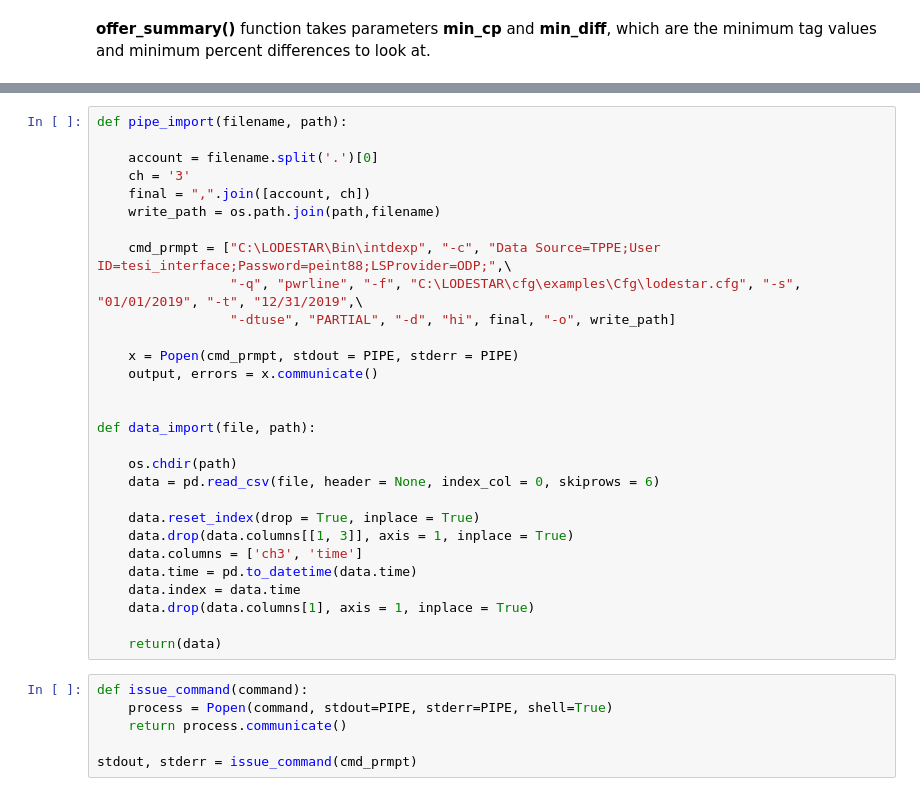
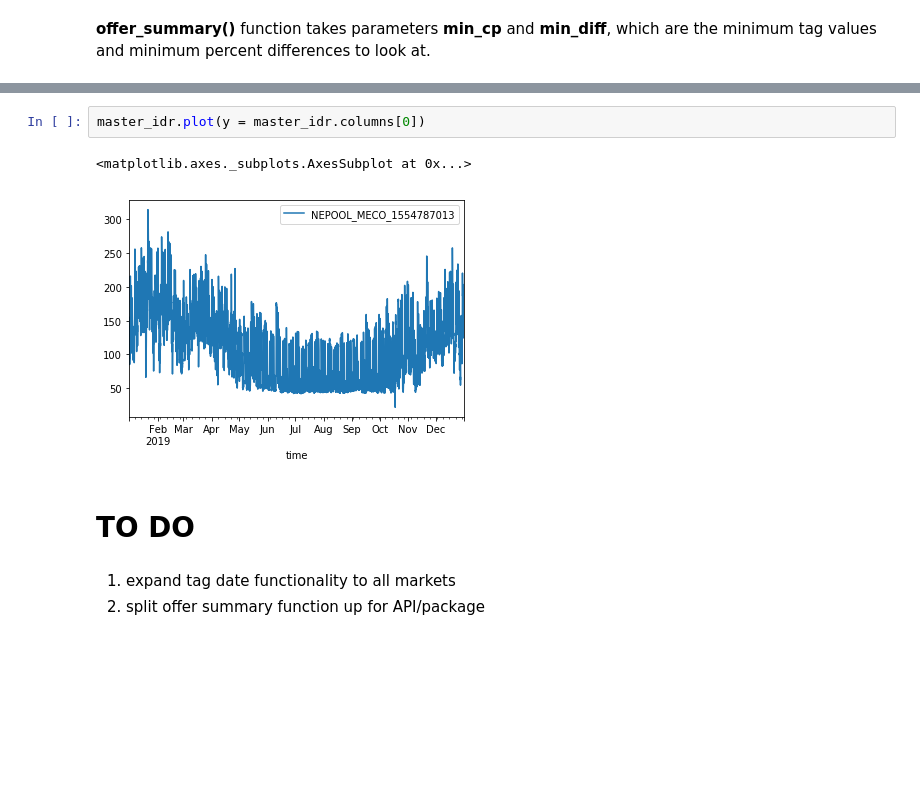
Before and after one commit to stevenhurwitt/LA-tools, a Jupyter notebook: CapReports/Cap Tag Reports.ipynb, the cells around one changed output, grey strips where cells are left out. Cells and saved outputs as stored; diff of their text form; blank space fills up the shorter version.

```diff
--- a/CapReports/Cap Tag Reports.ipynb
+++ b/CapReports/Cap Tag Reports.ipynb
@@ -276,35 +155,10 @@ def offer_summary(master_idr, report, min_cp, min_diff):
-# %%
-def pipe_import(filename, path):
-
-    account = filename.split('.')[0]
-    ch = '3'
-    final = ",".join([account, ch])
-    write_path = os.path.join(path,filename)
-
-    cmd_prmpt = ["C:\LODESTAR\Bin\intdexp", "-c", "Data Source=TPPE;User ID=tesi_interface;Password=peint88;LSProvider=ODP;",\
-                 "-q", "pwrline", "-f", "C:\LODESTAR\cfg\examples\Cfg\lodestar.cfg", "-s", "01/01/2019", "-t", "12/31/2019",\
-                 "-dtuse", "PARTIAL", "-d", "hi", final, "-o", write_path]
-
-    x = Popen(cmd_prmpt, stdout = PIPE, stderr = PIPE)
-    output, errors = x.communicate()
-
-
-def data_import(file, path):
-
-    os.chdir(path)
-    data = pd.read_csv(file, header = None, index_col = 0, skiprows = 6)
-
-    data.reset_index(drop = True, inplace = True)
-    data.drop(data.columns[[1, 3]], axis = 1, inplace = True)
-    data.columns = ['ch3', 'time']
-    data.time = pd.to_datetime(data.time)
-    data.index = data.time
-    data.drop(data.columns[1], axis = 1, inplace = True)
-
-    return(data)
-# %%
-def issue_command(command):
-    process = Popen(command, stdout=PIPE, stderr=PIPE, shell=True)
-    return process.communicate()
-
-stdout, stderr = issue_command(cmd_prmpt)
+# %%
+master_idr.plot(y = master_idr.columns[0])
+# %% [output]
+<matplotlib.axes._subplots.AxesSubplot at 0x...>
+[figure, added]
+# %% [markdown]
+# TO DO
+# %% [markdown]
+1. expand tag date functionality to all markets
+2. split offer summary function up for API/package
```
Also changed, not shown: parts of 29 cells of this notebook, 1 other file.
